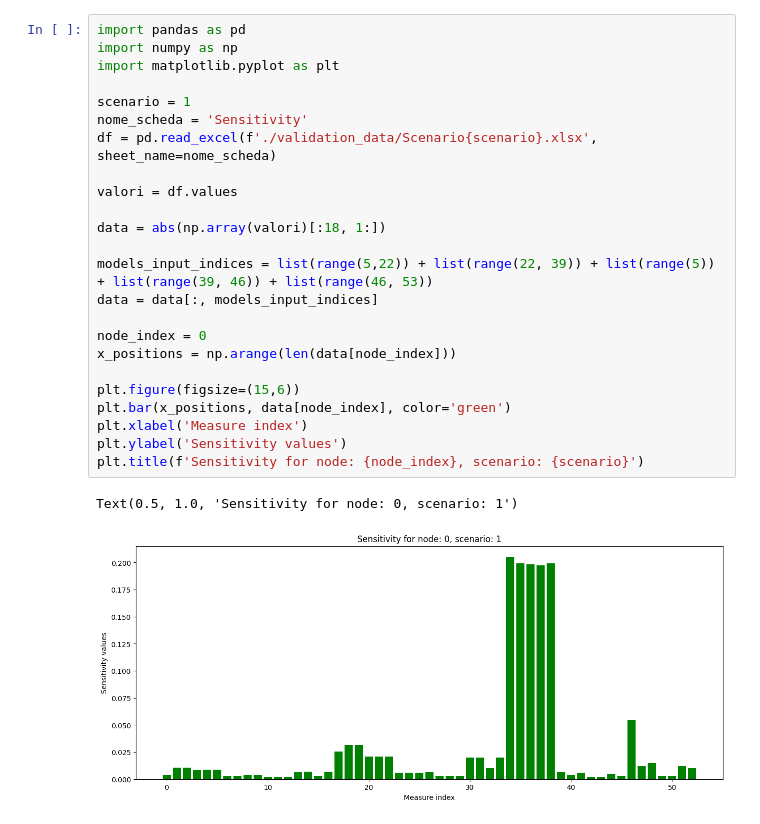
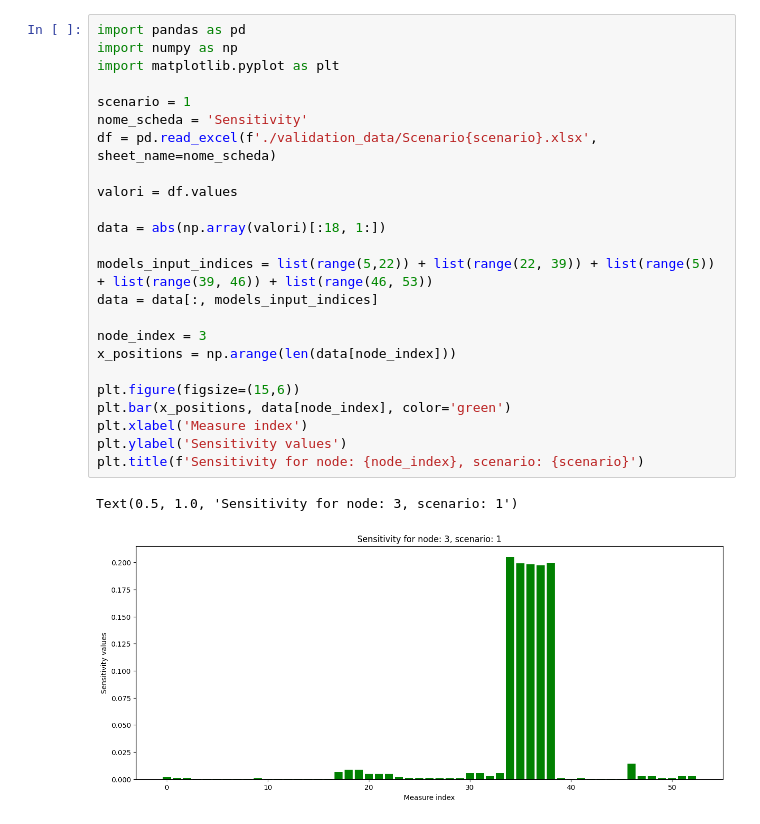
Before and after one commit to CarachinoAlessio/Explainable-AutoML-driven-State-Etimators, a Jupyter notebook: net18/sensitivity_plotter.py.ipynb, the cells around one changed output. Saved outputs shown, nothing was run; the diff lists cells and outputs as text.

```diff
--- a/net18/sensitivity_plotter.py.ipynb
+++ b/net18/sensitivity_plotter.py.ipynb
@@ -1,27 +1,27 @@
 # %%
 import pandas as pd
 import numpy as np
 import matplotlib.pyplot as plt
 
 scenario = 1
 nome_scheda = 'Sensitivity'
 df = pd.read_excel(f'./validation_data/Scenario{scenario}.xlsx', sheet_name=nome_scheda)
 
 valori = df.values
 
 data = abs(np.array(valori)[:18, 1:])
 
 models_input_indices = list(range(5,22)) + list(range(22, 39)) + list(range(5)) + list(range(39, 46)) + list(range(46, 53))
 data = data[:, models_input_indices]
 
-node_index = 0
+node_index = 3
 x_positions = np.arange(len(data[node_index]))
 
 plt.figure(figsize=(15,6))
 plt.bar(x_positions, data[node_index], color='green')
 plt.xlabel('Measure index')
 plt.ylabel('Sensitivity values')
 plt.title(f'Sensitivity for node: {node_index}, scenario: {scenario}')
 # %% [output]
-Text(0.5, 1.0, 'Sensitivity for node: 0, scenario: 1')
+Text(0.5, 1.0, 'Sensitivity for node: 3, scenario: 1')
-[figure, old version]
+[figure, new version]
```
Also changed, not shown: 10 other files.
